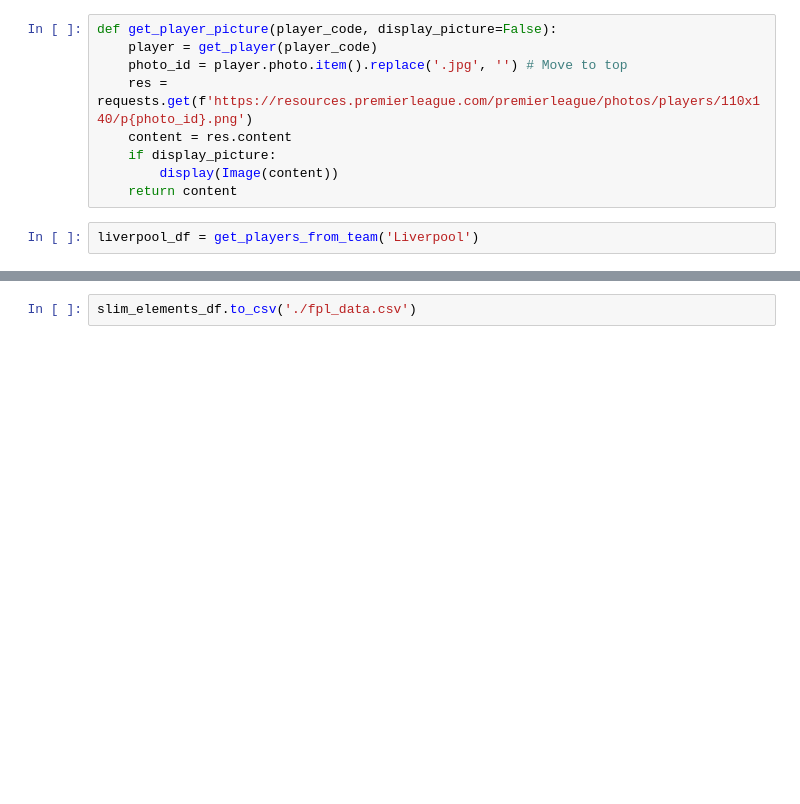
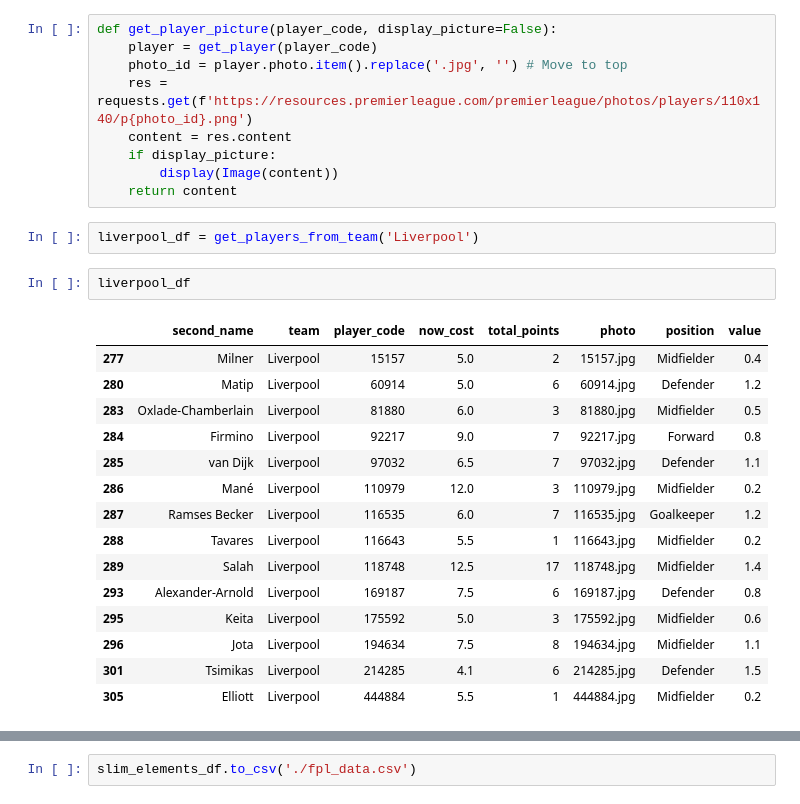
Before and after one commit to harrybaines/FPLAI, a Jupyter notebook: FPLAI.ipynb, the cells around one changed output, grey strips where cells are left out. Drawn from its saved outputs; the diff is of its cells as text; blank space fills up the shorter version.

```diff
--- a/FPLAI.ipynb
+++ b/FPLAI.ipynb
@@ -298,4 +296,22 @@ def get_player_picture(player_code, display_picture=False):
     return content
 # %%
 liverpool_df = get_players_from_team('Liverpool')
+# %%
+liverpool_df
+# %% [output]
+|  | second_name | team | player_code | now_cost | total_points | photo | position | value |
+| 277 | Milner | Liverpool | 15157 | 5.0 | 2 | 15157.jpg | Midfielder | 0.4 |
+| 280 | Matip | Liverpool | 60914 | 5.0 | 6 | 60914.jpg | Defender | 1.2 |
+| 283 | Oxlade-Chamberlain | Liverpool | 81880 | 6.0 | 3 | 81880.jpg | Midfielder | 0.5 |
+| 284 | Firmino | Liverpool | 92217 | 9.0 | 7 | 92217.jpg | Forward | 0.8 |
+| 285 | van Dijk | Liverpool | 97032 | 6.5 | 7 | 97032.jpg | Defender | 1.1 |
+| 286 | Mané | Liverpool | 110979 | 12.0 | 3 | 110979.jpg | Midfielder | 0.2 |
+| 287 | Ramses Becker | Liverpool | 116535 | 6.0 | 7 | 116535.jpg | Goalkeeper | 1.2 |
+| 288 | Tavares | Liverpool | 116643 | 5.5 | 1 | 116643.jpg | Midfielder | 0.2 |
+| 289 | Salah | Liverpool | 118748 | 12.5 | 17 | 118748.jpg | Midfielder | 1.4 |
+| 293 | Alexander-Arnold | Liverpool | 169187 | 7.5 | 6 | 169187.jpg | Defender | 0.8 |
+| 295 | Keita | Liverpool | 175592 | 5.0 | 3 | 175592.jpg | Midfielder | 0.6 |
+| 296 | Jota | Liverpool | 194634 | 7.5 | 8 | 194634.jpg | Midfielder | 1.1 |
+| 301 | Tsimikas | Liverpool | 214285 | 4.1 | 6 | 214285.jpg | Defender | 1.5 |
+| 305 | Elliott | Liverpool | 444884 | 5.5 | 1 | 444884.jpg | Midfielder | 0.2 |
 # %%
```
Also changed, not shown: parts of 26 cells of this notebook, 42 other files.
